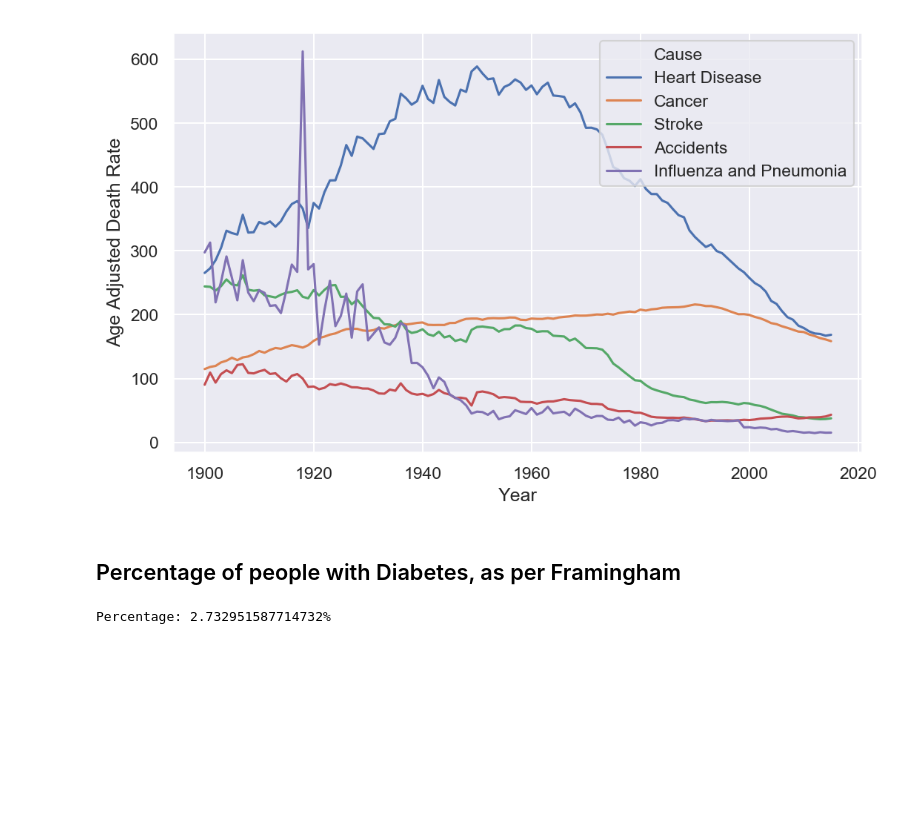
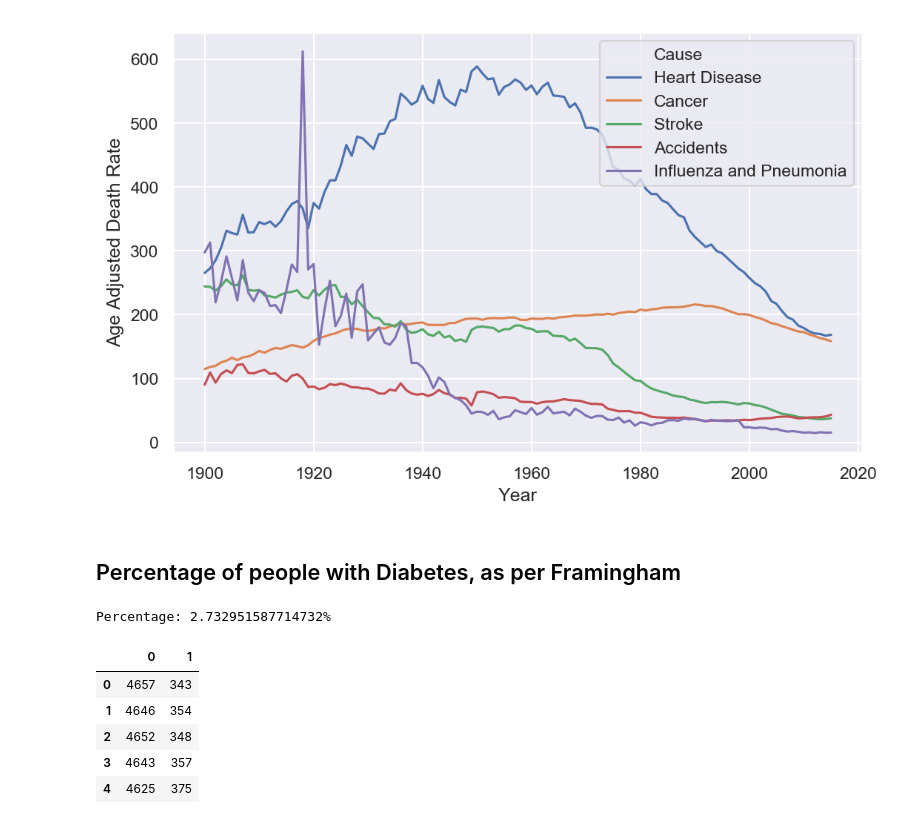
Before and after one commit to mnvsngv/cs696-bigdata, a Jupyter notebook: Assignment 2/Assignment 2.ipynb, the cells around one changed output. Drawn from its saved outputs; the diff is of its cells as text; code cells hidden in the pictures; blank space fills up the shorter version.

```diff
--- a/Assignment 2/Assignment 2.ipynb
+++ b/Assignment 2/Assignment 2.ipynb
@@ -69,10 +71,18 @@ Percentage: 2.732951587714732%
 # %%
 random_samples = []
 sample_size = 5000
 cdc_diabetes_prevalance = 0.93
 probabilities = [cdc_diabetes_prevalance, 1 - cdc_diabetes_prevalance]
 for i in range(200):
     random_samples.append(np.random.multinomial(sample_size, probabilities))
 random_samples_df = pd.DataFrame(random_samples)
+random_samples_df.head()
+# %% [output]
+|  | 0 | 1 |
+| 0 | 4657 | 343 |
+| 1 | 4646 | 354 |
+| 2 | 4652 | 348 |
+| 3 | 4643 | 357 |
+| 4 | 4625 | 375 |
 # %%
 plt.figure(figsize=(8,5), dpi=150)
```
Also changed, not shown: parts of 8 cells of this notebook.
